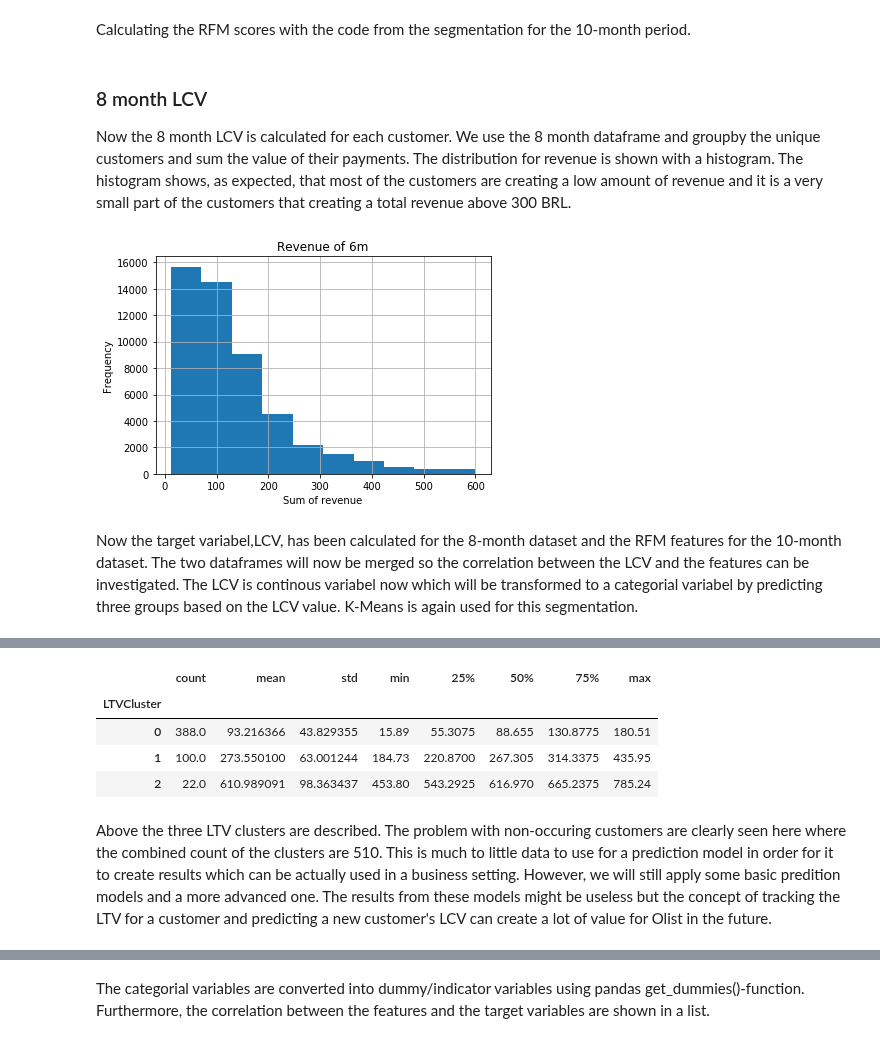
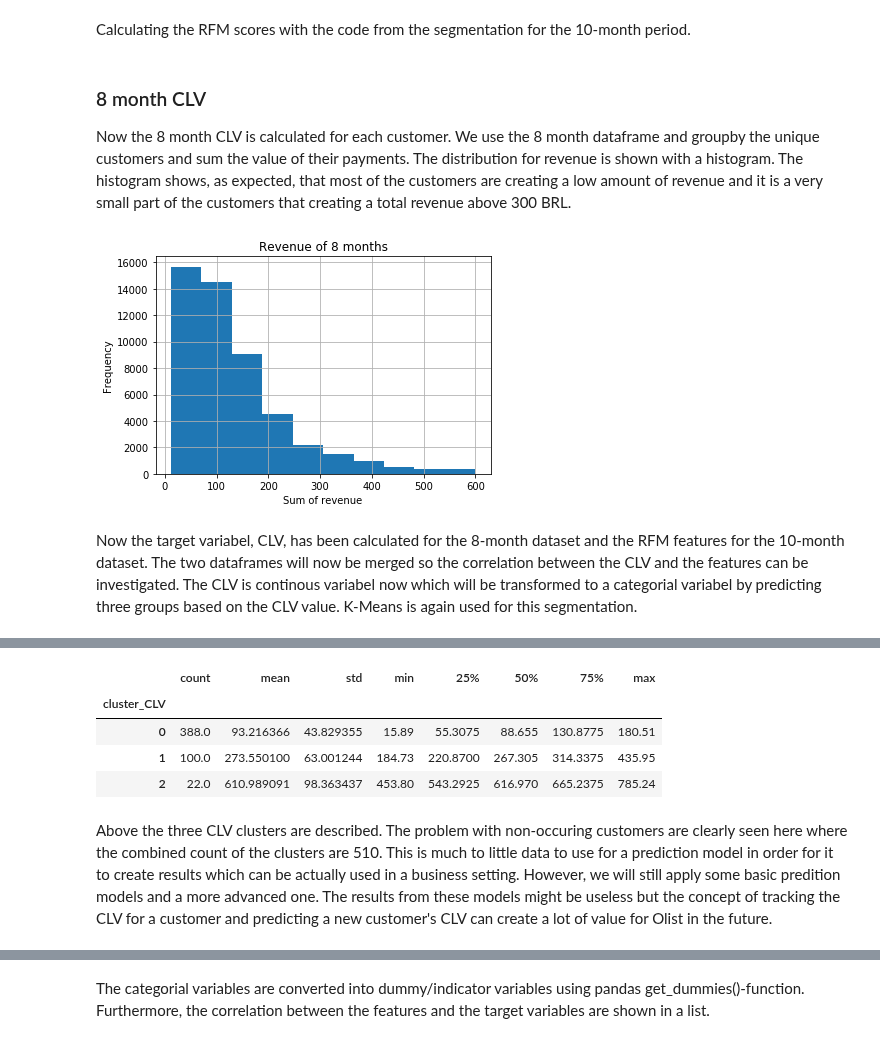
Before and after one commit to MotzWanted/Business_Analytics_Olist, a Jupyter notebook: phase2/Phase_2_part_1.ipynb, the cells around one changed output, grey strips where cells are left out. Saved outputs shown, nothing was run; the diff lists cells and outputs as text; code cells hidden in the pictures.

```diff
--- a/phase2/Phase_2_part_1.ipynb
+++ b/phase2/Phase_2_part_1.ipynb
@@ -351,9 +332,12 @@ from sklearn.metrics import classification_report,confusion_matrix
 from sklearn.cluster import KMeans
 from sklearn.model_selection import train_test_split
 # %%
-# Create 12m and 6m dataframes
-tx_12m = cop[(cop.order_purchase_timestamp < pd.Timestamp(2017,10,1)) & (cop.order_purchase_timestamp >= pd.Timestamp(2017,1,1))].reset_index(drop=True)
-tx_6m = cop[(cop.order_purchase_timestamp >= pd.Timestamp(2017,10,1)) & (cop.order_purchase_timestamp < pd.Timestamp(2018,6,1))].reset_index(drop=True)
+# Create 10m and 8m dataframes
+df_10m = cop[(cop.order_purchase_timestamp < pd.Timestamp(2017,10,1))\
+             & (cop.order_purchase_timestamp >= pd.Timestamp(2017,1,1))].reset_index(drop=True)
+
+df_8m = cop[(cop.order_purchase_timestamp >= pd.Timestamp(2017,10,1))\
+            & (cop.order_purchase_timestamp < pd.Timestamp(2018,6,1))].reset_index(drop=True)
 # %% [markdown]
 Calculating the RFM scores with the code from the segmentation for the 10-month period.
 # %%
@@ -395,21 +381,21 @@ plot = df_12m[(df_12m['Revenue']<7000) & (df_12m['Frequency']<6)]
 # %% [markdown]
-### 8 month LCV
+### 8 month CLV
 
-Now the 8 month LCV is calculated for each customer. We use the 8 month dataframe and groupby the unique customers and sum the value of their payments. The distribution for revenue is shown with a histogram.
+Now the 8 month CLV is calculated for each customer. We use the 8 month dataframe and groupby the unique customers and sum the value of their payments. The distribution for revenue is shown with a histogram.
 The histogram shows, as expected, that most of the customers are creating a low amount of revenue and it is a very small part of the customers that creating a total revenue above 300 BRL.
 # %%
 # Calculate revenue and create a new dataframe for it
-tx_user_6m = tx_6m.groupby('customer_unique_id')['payment_value'].sum().reset_index()
-tx_user_6m.columns = ['customer_unique_id','m6_Revenue']
+df_8 = df_8m.groupby('customer_unique_id')['payment_value'].sum().reset_index()
+df_8.columns = ['customer_unique_id','m8_Revenue']
 
 # Plotting
-tx_user_6m['m6_Revenue'][tx_user_6m['m6_Revenue']<600].hist()
+df_8['m8_Revenue'][df_8['m8_Revenue']<600].hist()
 plt.ylabel('Frequency')
 plt.xlabel('Sum of revenue')
-plt.title('Revenue of 6m')
+plt.title('Revenue of 8 months')
 plt.show()
 # %% [output]
-[figure, old version]
+[figure, new version]
 # %% [markdown]
-Now the target variabel,LCV, has been calculated for the 8-month dataset and the RFM features for the 10-month dataset. The two dataframes will now be merged so the correlation between the LCV and the features can be investigated. The LCV is continous variabel now which will be transformed to a categorial variabel by predicting three groups based on the LCV value. K-Means is again used for this segmentation.
+Now the target variabel, CLV, has been calculated for the 8-month dataset and the RFM features for the 10-month dataset. The two dataframes will now be merged so the correlation between the CLV and the features can be investigated. The CLV is continous variabel now which will be transformed to a categorial variabel by predicting three groups based on the CLV value. K-Means is again used for this segmentation.
 # %%
@@ -427,27 +413,27 @@ tx_merge.head()
 | 4 | fd2d5fdb84e65fa6b54b98b0e2df5645 | 131 | 1 | 1 | 0 | 80.57 | 0 | ... |
 # %%
 #remove outliers
-tx_merge = tx_merge[tx_merge['m6_Revenue']<tx_merge['m6_Revenue'].quantile(0.99)]
+df_merge = df_merge[df_merge['m8_Revenue']<df_merge['m8_Revenue'].quantile(0.99)]
 
 #creating 3 clusters
-kmeans = KMeans(n_clusters=3)
-kmeans.fit(tx_merge[['m6_Revenue']])
-tx_merge['LTVCluster'] = kmeans.predict(tx_merge[['m6_Revenue']])
+km = KMeans(n_clusters=3)
+km.fit(df_merge[['m8_Revenue']])
+df_merge['cluster_CLV'] = km.predict(df_merge[['m8_Revenue']])
 
 #order cluster number based on LTV
-tx_merge = order_cluster('LTVCluster', 'm6_Revenue',tx_merge,True)
+df_merge = order_cluster('cluster_CLV', 'm8_Revenue', df_merge, True)
 
 #creatinga new cluster dataframe
-tx_cluster = tx_merge.copy()
+df_cluster = df_merge.copy()
 
 #see details of the clusters
-tx_cluster.groupby('LTVCluster')['m6_Revenue'].describe()
+df_cluster.groupby('cluster_CLV')['m8_Revenue'].describe()
 # %% [output]
 |  | count | mean | std | min | 25% | 50% | 75% | max |
-| LTVCluster |  |  |  |  |  |  |  |  |
+| cluster_CLV |  |  |  |  |  |  |  |  |
 | 0 | 388.0 | 93.216366 | 43.829355 | 15.89 | 55.3075 | 88.655 | 130.8775 | 180.51 |
 | 1 | 100.0 | 273.550100 | 63.001244 | 184.73 | 220.8700 | 267.305 | 314.3375 | 435.95 |
 | 2 | 22.0 | 610.989091 | 98.363437 | 453.80 | 543.2925 | 616.970 | 665.2375 | 785.24 |
 # %% [markdown]
-Above the three LTV clusters are described. The problem with non-occuring customers are clearly seen here where the combined count of the clusters are 510. This is much to little data to use for a prediction model in order for it to create results which can be actually used in a business setting. However, we will still apply some basic predition models and a more advanced one. The results from these models might be useless but the concept of tracking the LTV for a customer and predicting a new customer's LCV can create a lot of value for Olist in the future.
+Above the three CLV clusters are described. The problem with non-occuring customers are clearly seen here where the combined count of the clusters are 510. This is much to little data to use for a prediction model in order for it to create results which can be actually used in a business setting. However, we will still apply some basic predition models and a more advanced one. The results from these models might be useless but the concept of tracking the CLV for a customer and predicting a new customer's CLV can create a lot of value for Olist in the future.
 # %%
```
Also changed, not shown: parts of 23 cells of this notebook.
